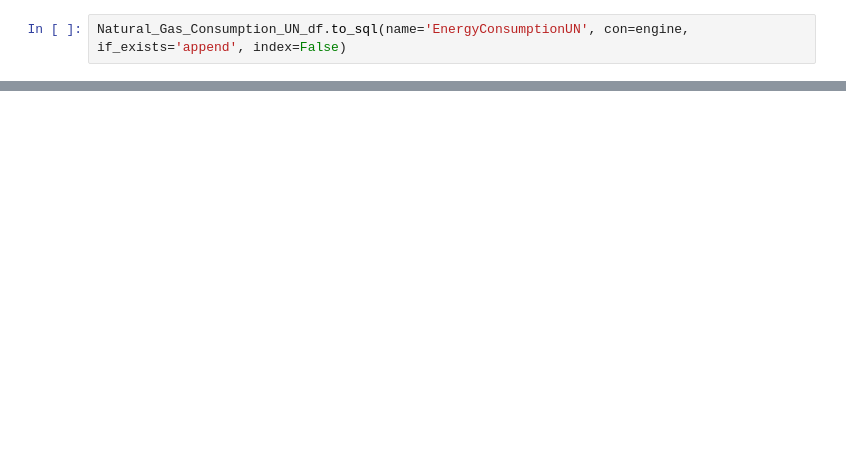
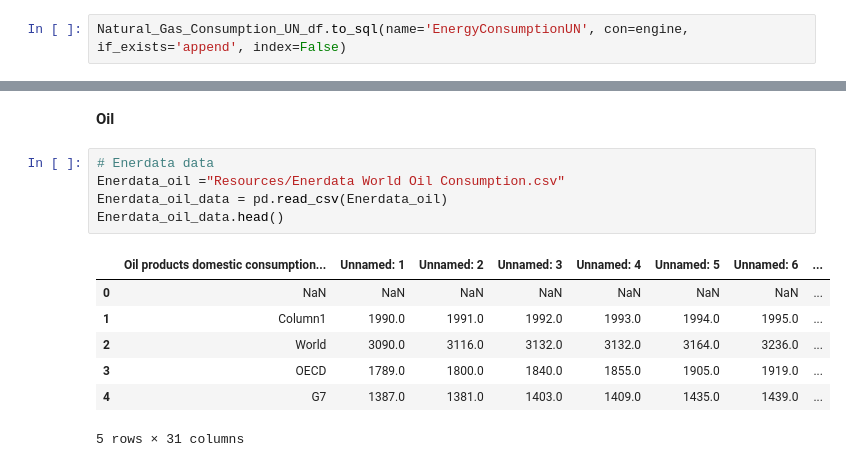
Before and after one commit to mkung8889/etl_project, a Jupyter notebook: etl_code.ipynb, the cells around one changed output, grey strips where cells are left out. Saved outputs shown, nothing was run; the diff lists cells and outputs as text; blank space fills up the shorter version.

```diff
--- a/etl_code.ipynb
+++ b/etl_code.ipynb
@@ -153,0 +199,15 @@ Natural_Gas_Consumption_EIA_df.to_sql(name='EnergyConsumptionEIA', con=engine, i
+# %% [markdown]
+<strong>Oil</strong>
+# %%
+# Enerdata data
+Enerdata_oil ="Resources/Enerdata World Oil Consumption.csv"
+Enerdata_oil_data = pd.read_csv(Enerdata_oil)
+Enerdata_oil_data.head()
+# %% [output]
+|  | Oil products domestic consumption... | Unnamed: 1 | Unnamed: 2 | Unnamed: 3 | Unnamed: 4 | Unnamed: 5 | Unnamed: 6 | ... |
+| 0 | NaN | NaN | NaN | NaN | NaN | NaN | NaN | ... |
+| 1 | Column1 | 1990.0 | 1991.0 | 1992.0 | 1993.0 | 1994.0 | 1995.0 | ... |
+| 2 | World | 3090.0 | 3116.0 | 3132.0 | 3132.0 | 3164.0 | 3236.0 | ... |
+| 3 | OECD | 1789.0 | 1800.0 | 1840.0 | 1855.0 | 1905.0 | 1919.0 | ... |
+| 4 | G7 | 1387.0 | 1381.0 | 1403.0 | 1409.0 | 1435.0 | 1439.0 | ... |
+5 rows × 31 columns
```
Also changed, not shown: parts of 24 cells of this notebook, 1 other file.
